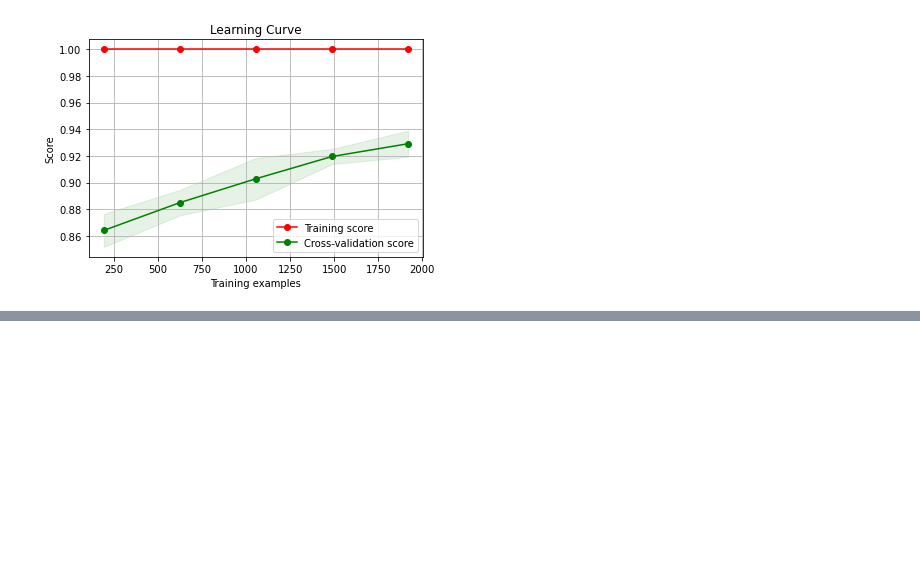
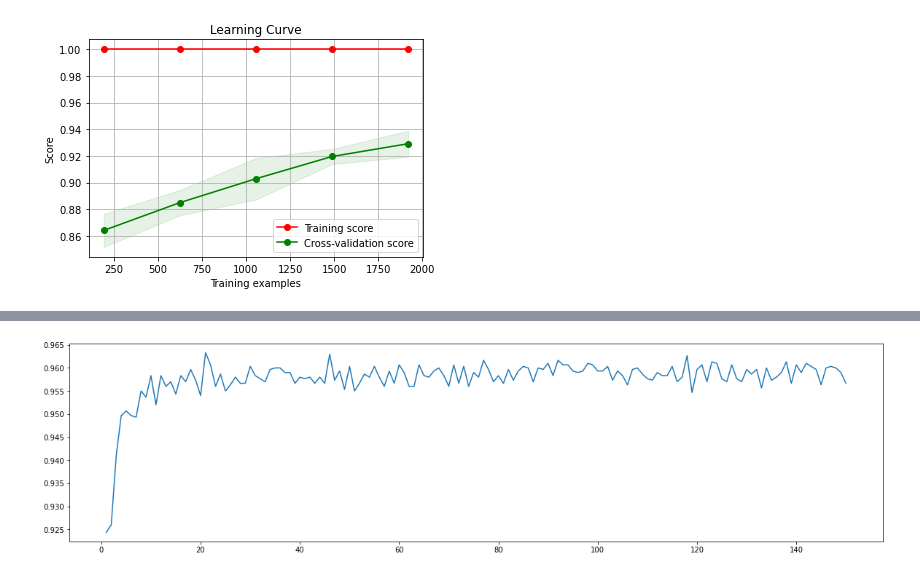
Before and after one commit to Lavender517/AMLS-Image-Classification, a Jupyter notebook: ml-taskA.ipynb, the cells around one changed output, grey strips where cells are left out. Saved outputs shown, nothing was run; the diff lists cells and outputs as text; code cells hidden in the pictures; blank space fills up the shorter version.

```diff
--- a/ml-taskA.ipynb
+++ b/ml-taskA.ipynb
@@ -163,4 +164,19 @@ Accuracy on test set: 0.9633333333333334
 weighted avg       0.96      0.96      0.96       300
+# %%
+from sklearn.model_selection import cross_val_score
+
+# For RF classifier, using cross_validation to evaluate
+
+superpa = []
+for i in range(150):
+    rfc = RandomForestClassifier(n_estimators=i+1, n_jobs=-1)
+    rfc_s = cross_val_score(rfc, X_scaler, Y, cv=10).mean()
+    superpa.append(rfc_s)
+plt.figure(figsize=[20,5])
+plt.plot(range(1,151),superpa)
+plt.show()
+# %% [output]
+[figure, added]
 # %%
 from sklearn import svm
 from sklearn.svm import SVC
```
Also changed, not shown: parts of 7 cells of this notebook, 16 other files.
